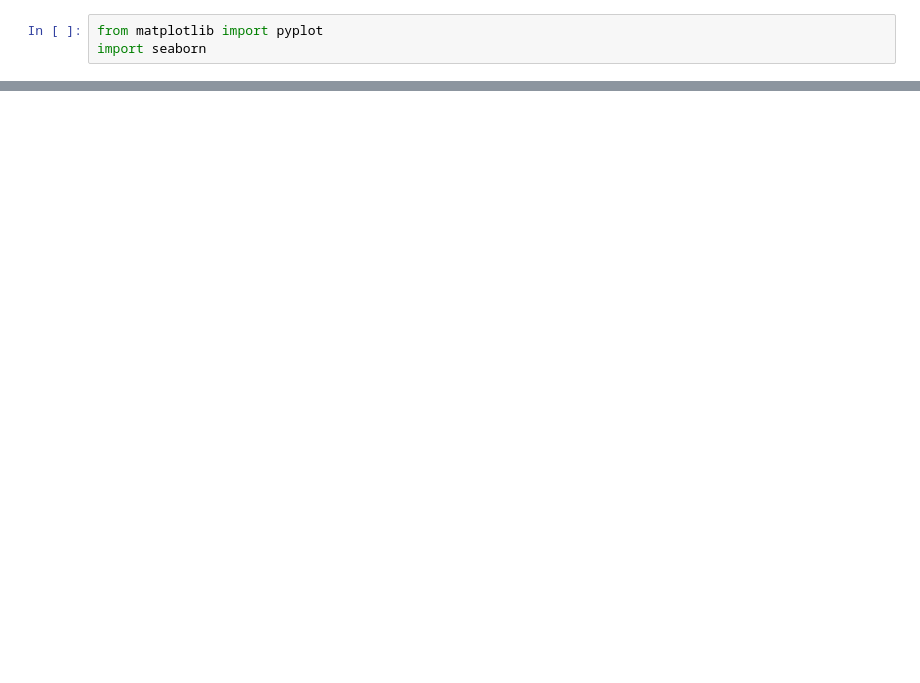
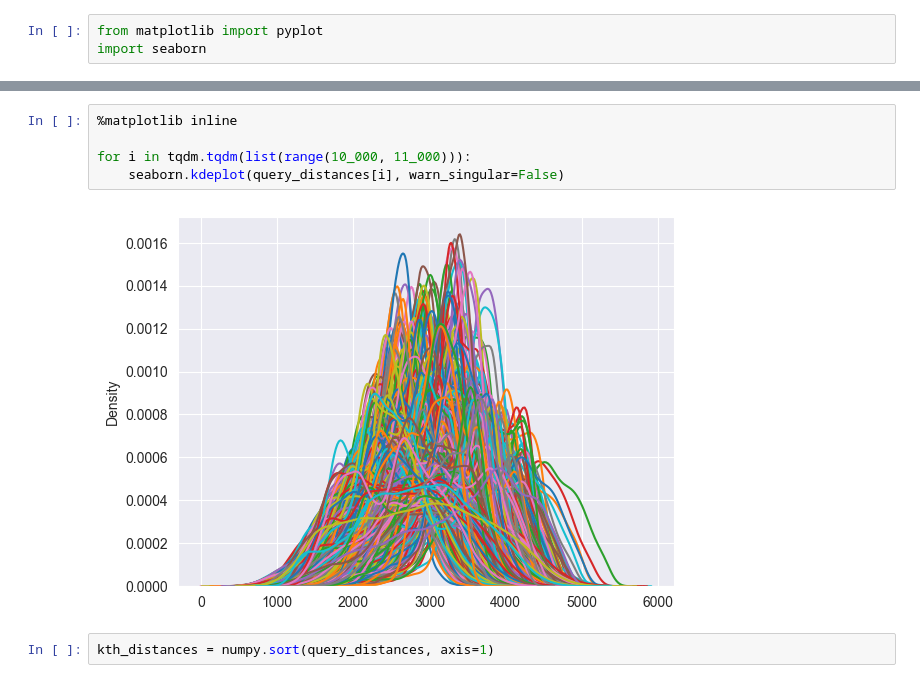
Before and after one commit to nishaq503/metrics, a Jupyter notebook: examples/exploration.ipynb, the cells around one changed output, grey strips where cells are left out. Drawn from its saved outputs; the diff is of its cells as text; blank space fills up the shorter version.

```diff
--- a/examples/exploration.ipynb
+++ b/examples/exploration.ipynb
@@ -95,0 +144,9 @@ pyplot.savefig(constants.FIGURES_ROOT.joinpath(f"{data}-{metric}-radius-vs-depth
+# %%
+%matplotlib inline
+
+for i in tqdm.tqdm(list(range(10_000, 11_000))):
+    seaborn.kdeplot(query_distances[i], warn_singular=False)
+# %% [output]
+[figure, added]
+# %%
+kth_distances = numpy.sort(query_distances, axis=1)
```
Also changed, not shown: parts of 12 cells of this notebook, 1 other file.
